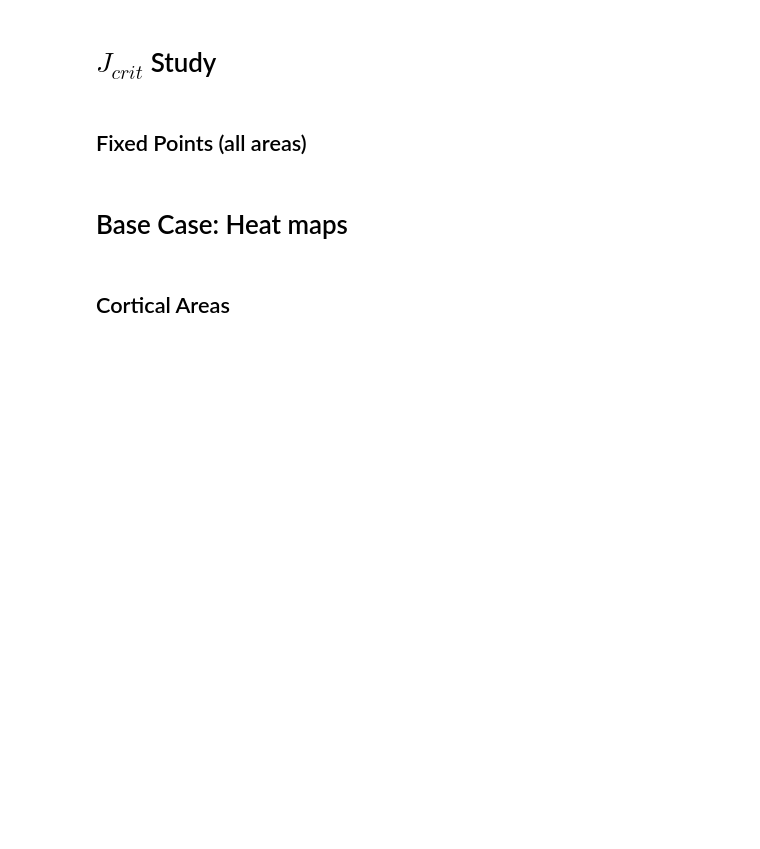
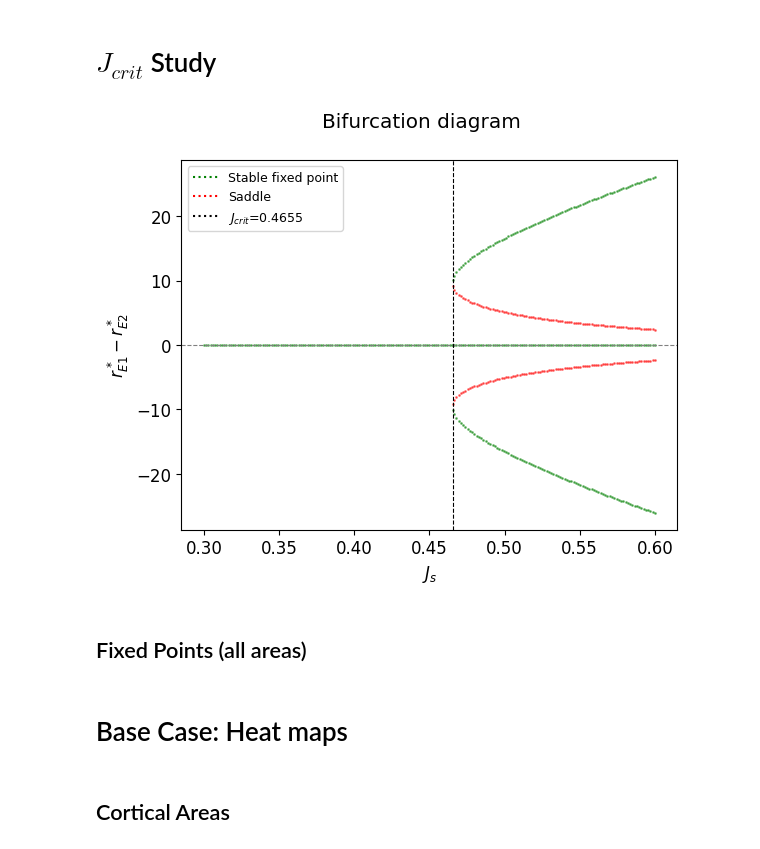
Before and after one commit to Davide537/Mathematical-Models, a Jupyter notebook: WM Model/Aging model.ipynb, the cells around one changed output. Saved outputs shown, nothing was run; the diff lists cells and outputs as text; code cells hidden in the pictures; blank space fills up the shorter version.

```diff
--- a/WM Model/Aging model.ipynb
+++ b/WM Model/Aging model.ipynb
@@ -923,7 +910,7 @@ class Analytical_Search(BuildModel):
 
         speed = np.sqrt(FA_grid**2 + FB_grid**2)
         strm = ax.streamplot(SA_grid, SB_grid, FA_grid, FB_grid, color=speed, cmap='viridis', density=1.3)
-        cbar = plt.colorbar(strm.lines, ax=ax, label="$|\dot{S}|$")
+        cbar = plt.colorbar(strm.lines, ax=ax, label=r"$|\dot{S}|$")
 
         S, R, E = self.fixedpoint_computation(Js)
         for s, eigs in zip(S, E):
@@ -1032,7 +1019,7 @@ class Analytical_Search(BuildModel):
                 continue
 
             s_ori = sol.x
-            s_symm = np.concatenate((s_ori[30:60],s_ori[:30],s_ori[60:]))
+            s_symm = np.concatenate((s_ori[self.num_areas:2*self.num_areas],s_ori[:self.num_areas],s_ori[2*self.num_areas:]))
             for s in [s_ori, s_symm]:
                 if any(np.linalg.norm(s - prev) / np.sqrt(len(s)) < tol for prev in S):
                     # print('s already included in set')
@@ -1061,33 +1048,35 @@ def bifucation_plot(range=[0.3,0.6]):
             for i,rates in enumerate(R):
                     ax.scatter(Js, rates[0] - rates[1], color='green' if np.all(E[i].real < 0) else 'red', alpha=0.5,s=1)
 
         ax.axhline(0, color='gray', linestyle='--', linewidth=0.8)
         ax.axvline(J_crit,color='k', linestyle='--', linewidth=0.8)
 
         ax.set_xlabel("$J_s$")
         plt.legend()
         plt.suptitle('Bifurcation diagram')
         ax.set_ylabel("$r^*_{E1}- r^*_{E2}$")
         # plt.ylim(-1, 1)
         legend_elements = [
             Line2D([0], [0], color='green', linestyle=':',
                 markersize=8, label='Stable fixed point'),
             Line2D([0], [0], color='red', linestyle=':',
                 markersize=8, label='Saddle'),
             Line2D([0], [0], color='k', linestyle=':',
                  markersize=8, label=rf'$J_{{crit}}$={J_crit}'),
         ]
         ax.legend(handles=legend_elements, loc='upper left', fontsize=9)
         plt.savefig('Fig/bifucation.svg', dpi=150, bbox_inches='tight')
         plt.show()
 
 
 
 bifucation_plot()
 
 # Set = Analytical_Search()
 # for Js in [0.465, 0.466]:
 #     Set.plot_phase_portrait(Js)
+# %% [output]
+[figure, added]
 # %% [markdown]
 ## Fixed Points (all areas)
 # %%
```
Also changed, not shown: parts of 14 cells of this notebook, 9 other files.
